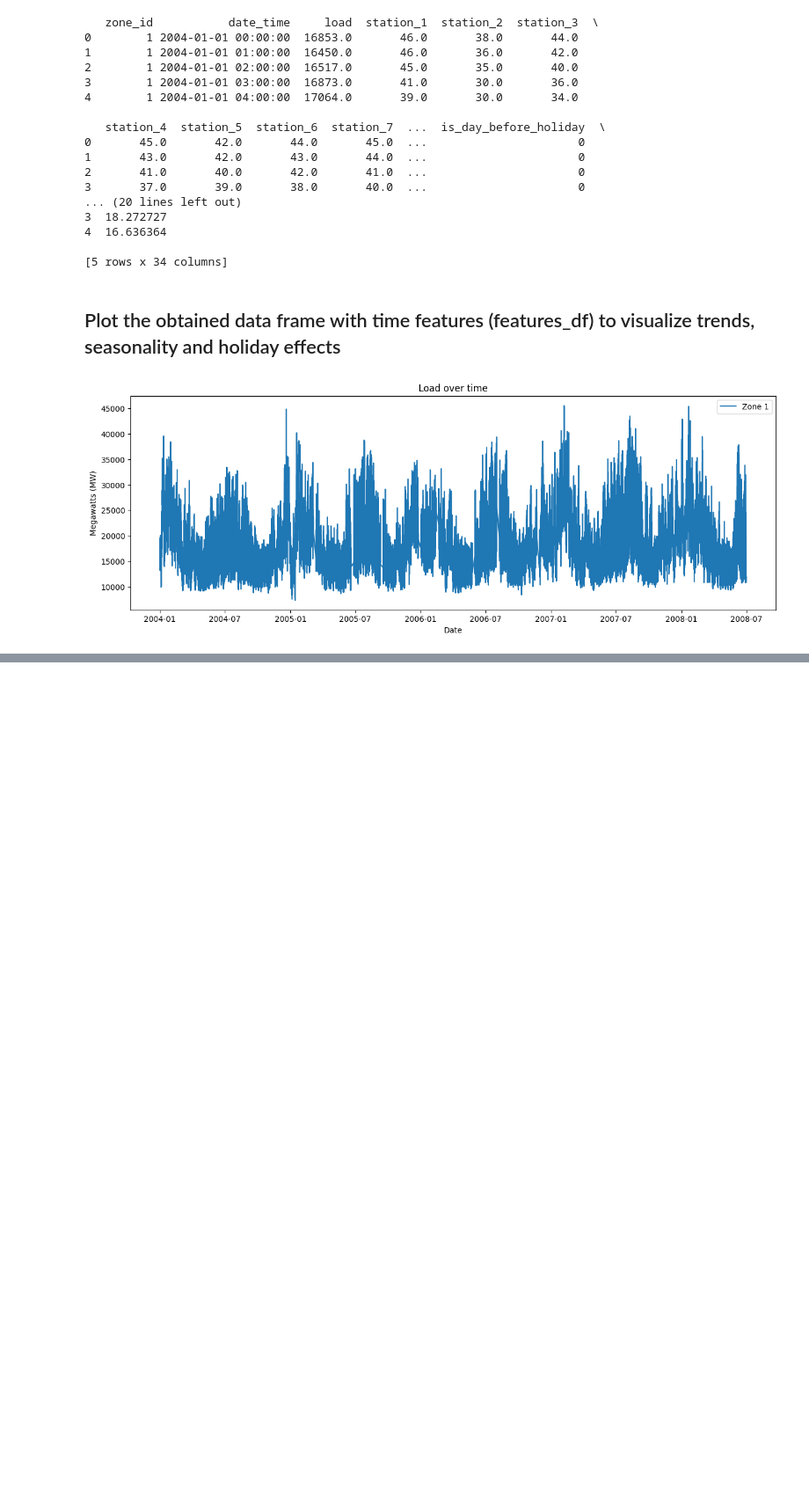
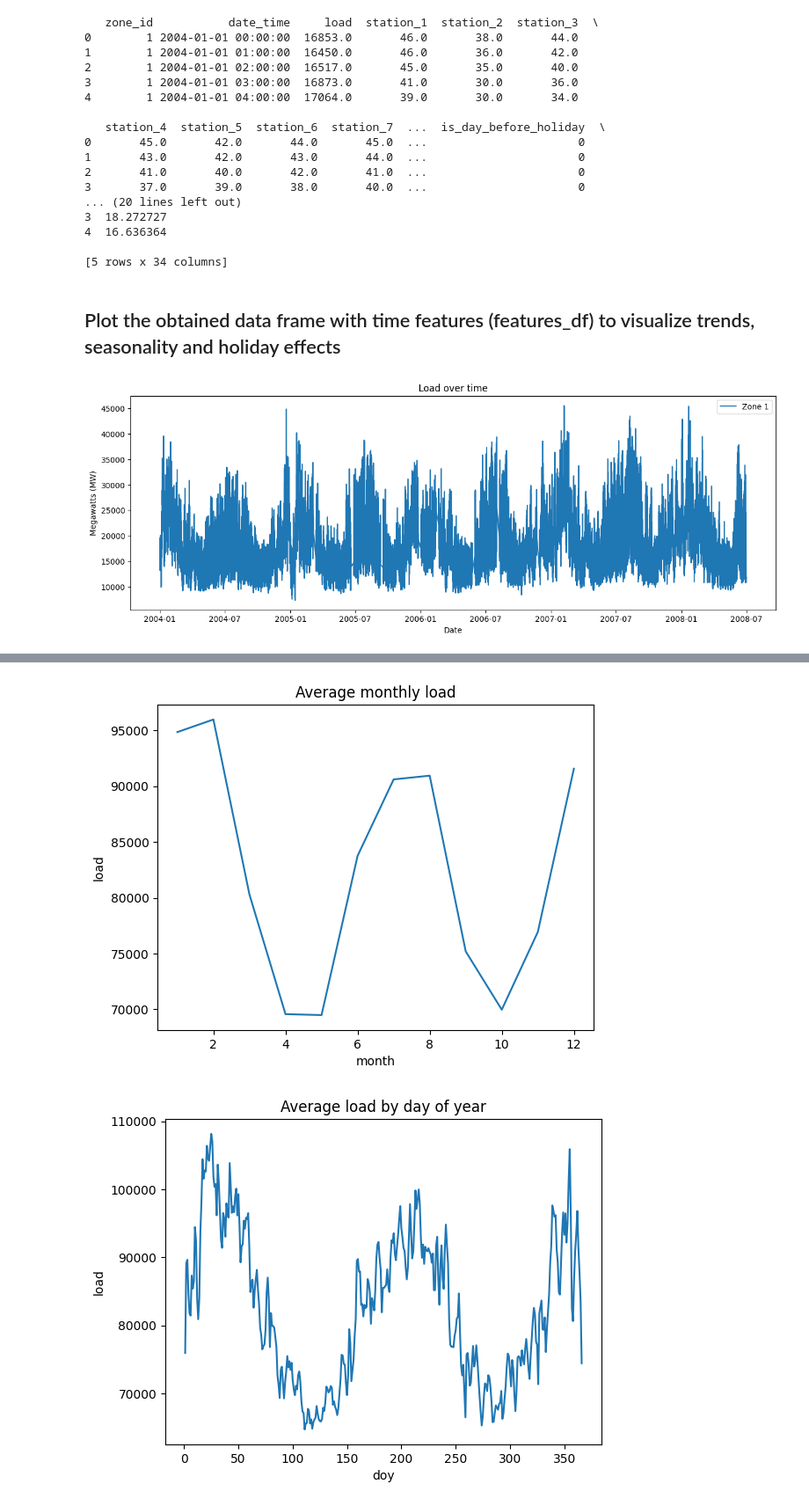
Before and after one commit to Mesh-AI/explainable_ai, a Jupyter notebook: code/testing.ipynb, the cells around one changed output, grey strips where cells are left out. Shown at 88% size. Drawn from its saved outputs; the diff is of its cells as text; code cells hidden in the pictures; blank space fills up the shorter version.

```diff
--- a/code/testing.ipynb
+++ b/code/testing.ipynb
@@ -546,0 +551,16 @@ plt.show()
+# %%
+# Average load by month and day of year
+# Monthly pattern
+feat['month'] = feat['date_time'].dt.month
+sns.lineplot(x="month", y="load", data=feat, estimator="mean", errorbar=None)
+plt.title("Average monthly load")
+plt.show()
+
+# Smoother annual seasonality
+feat['doy'] = feat['date_time'].dt.dayofyear
+sns.lineplot(x="doy", y="load", data=feat, estimator="mean", errorbar=None)
+plt.title("Average load by day of year")
+plt.show()
+# %% [output]
+[figure, added]
+[figure, added]
```
Also changed, not shown: parts of 2 cells of this notebook.
